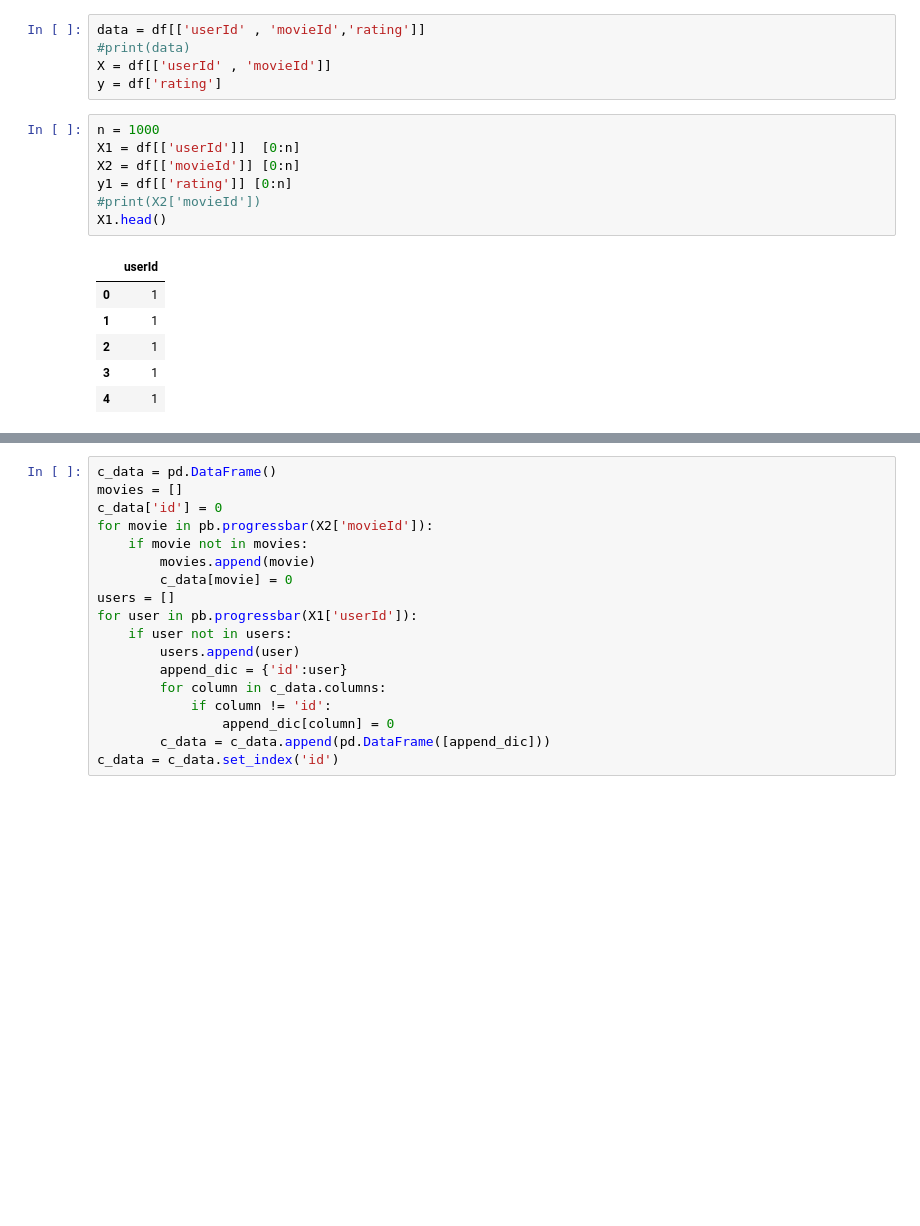
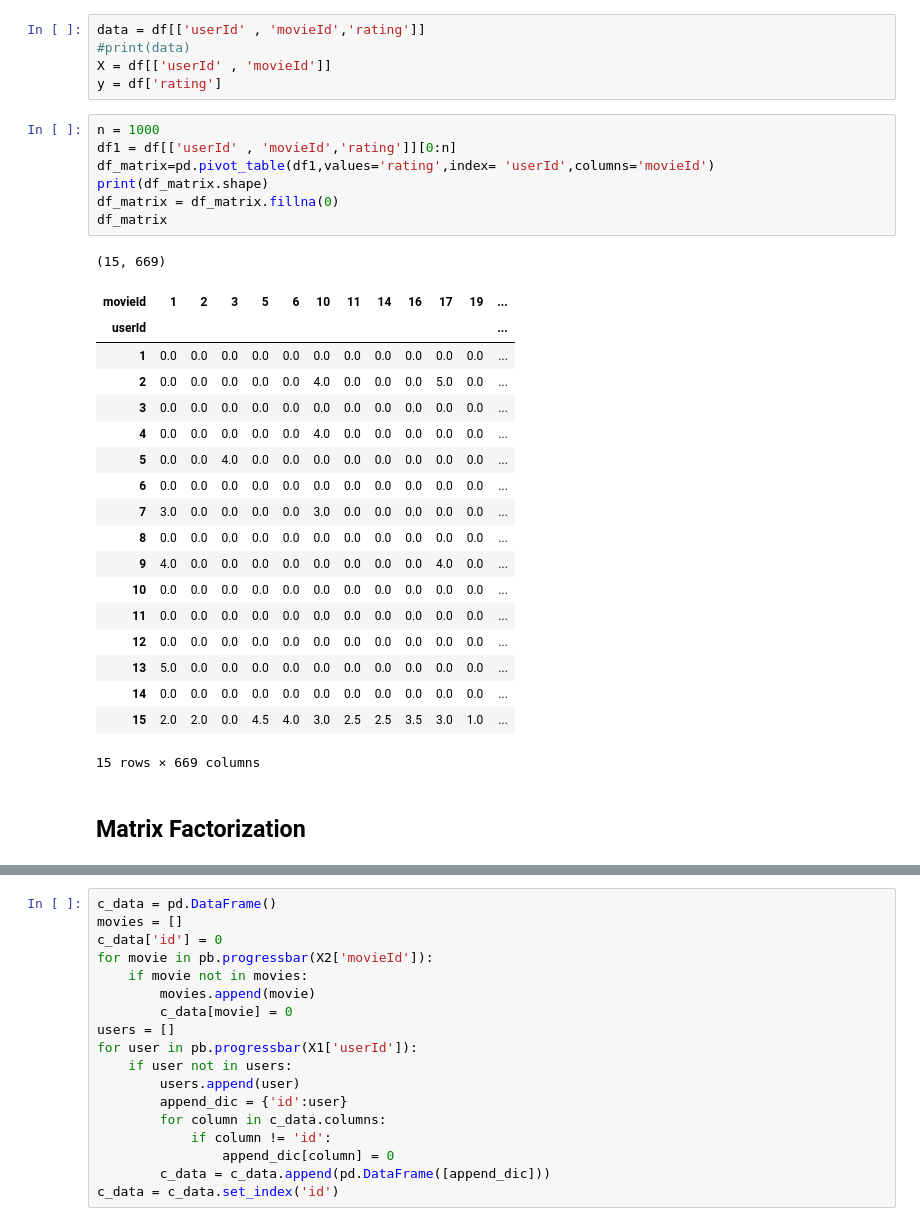
Before and after one commit to adarshX/Recommendation-systems-Implementation, a Jupyter notebook: Matrix Factorization/Matrix_Factorization (IMDB).ipynb, the cells around one changed output, grey strips where cells are left out. Saved outputs shown, nothing was run; the diff lists cells and outputs as text; blank space fills up the shorter version.

Commit message:
Matrix Factorization

```diff
--- a/Matrix Factorization/Matrix_Factorization (IMDB).ipynb
+++ b/Matrix Factorization/Matrix_Factorization (IMDB).ipynb
@@ -39,17 +39,32 @@ data = df[['userId' , 'movieId','rating']]
 #print(data)
 X = df[['userId' , 'movieId']]
 y = df['rating']
-# %%
-n = 1000
-X1 = df[['userId']]  [0:n]
-X2 = df[['movieId']] [0:n]
-y1 = df[['rating']] [0:n]
-#print(X2['movieId'])
-X1.head()
-# %% [output]
-|  | userId |
-| 0 | 1 |
-| 1 | 1 |
-| 2 | 1 |
-| 3 | 1 |
-| 4 | 1 |
+# %%
+n = 1000
+df1 = df[['userId' , 'movieId','rating']][0:n]
+df_matrix=pd.pivot_table(df1,values='rating',index= 'userId',columns='movieId')
+print(df_matrix.shape)
+df_matrix = df_matrix.fillna(0)
+df_matrix
+# %% [output]
+(15, 669)
+| movieId | 1 | 2 | 3 | 5 | 6 | 10 | 11 | 14 | 16 | 17 | 19 | ... |
+| userId |  |  |  |  |  |  |  |  |  |  |  | ... |
+| 1 | 0.0 | 0.0 | 0.0 | 0.0 | 0.0 | 0.0 | 0.0 | 0.0 | 0.0 | 0.0 | 0.0 | ... |
+| 2 | 0.0 | 0.0 | 0.0 | 0.0 | 0.0 | 4.0 | 0.0 | 0.0 | 0.0 | 5.0 | 0.0 | ... |
+| 3 | 0.0 | 0.0 | 0.0 | 0.0 | 0.0 | 0.0 | 0.0 | 0.0 | 0.0 | 0.0 | 0.0 | ... |
+| 4 | 0.0 | 0.0 | 0.0 | 0.0 | 0.0 | 4.0 | 0.0 | 0.0 | 0.0 | 0.0 | 0.0 | ... |
+| 5 | 0.0 | 0.0 | 4.0 | 0.0 | 0.0 | 0.0 | 0.0 | 0.0 | 0.0 | 0.0 | 0.0 | ... |
+| 6 | 0.0 | 0.0 | 0.0 | 0.0 | 0.0 | 0.0 | 0.0 | 0.0 | 0.0 | 0.0 | 0.0 | ... |
+| 7 | 3.0 | 0.0 | 0.0 | 0.0 | 0.0 | 3.0 | 0.0 | 0.0 | 0.0 | 0.0 | 0.0 | ... |
+| 8 | 0.0 | 0.0 | 0.0 | 0.0 | 0.0 | 0.0 | 0.0 | 0.0 | 0.0 | 0.0 | 0.0 | ... |
+| 9 | 4.0 | 0.0 | 0.0 | 0.0 | 0.0 | 0.0 | 0.0 | 0.0 | 0.0 | 4.0 | 0.0 | ... |
+| 10 | 0.0 | 0.0 | 0.0 | 0.0 | 0.0 | 0.0 | 0.0 | 0.0 | 0.0 | 0.0 | 0.0 | ... |
+| 11 | 0.0 | 0.0 | 0.0 | 0.0 | 0.0 | 0.0 | 0.0 | 0.0 | 0.0 | 0.0 | 0.0 | ... |
+| 12 | 0.0 | 0.0 | 0.0 | 0.0 | 0.0 | 0.0 | 0.0 | 0.0 | 0.0 | 0.0 | 0.0 | ... |
+| 13 | 5.0 | 0.0 | 0.0 | 0.0 | 0.0 | 0.0 | 0.0 | 0.0 | 0.0 | 0.0 | 0.0 | ... |
+| 14 | 0.0 | 0.0 | 0.0 | 0.0 | 0.0 | 0.0 | 0.0 | 0.0 | 0.0 | 0.0 | 0.0 | ... |
+| 15 | 2.0 | 2.0 | 0.0 | 4.5 | 4.0 | 3.0 | 2.5 | 2.5 | 3.5 | 3.0 | 1.0 | ... |
+15 rows × 669 columns
+# %% [markdown]
+## Matrix Factorization
```
Also changed, not shown: parts of 14 cells of this notebook, 1 other file.
